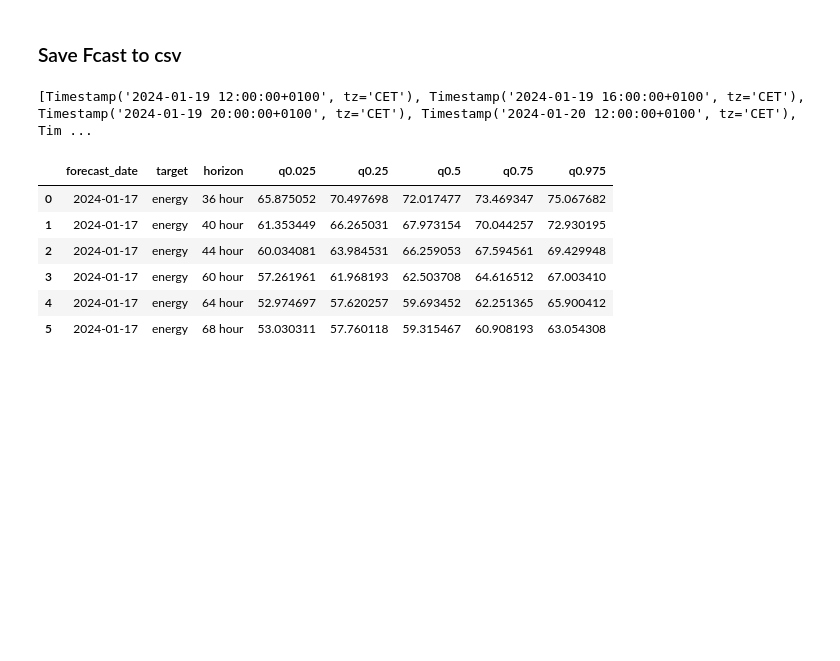
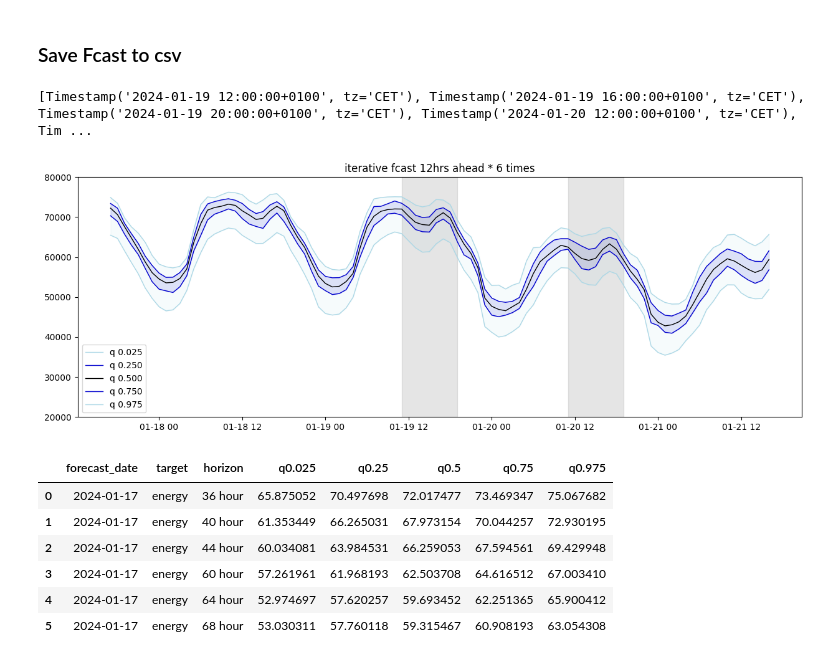
Before and after one commit to hikotei/2023_11-PTSFC, a Jupyter notebook: Energy/2024_01_05 working fcast pipeline.ipynb, the cells around one changed output. Saved outputs shown, nothing was run; the diff lists cells and outputs as text; code cells hidden in the pictures; blank space fills up the shorter version.

```diff
--- a/Energy/2024_01_05 working fcast pipeline.ipynb
+++ b/Energy/2024_01_05 working fcast pipeline.ipynb
@@ -448,11 +415,12 @@ plt.show()
 ### Save Fcast to csv
 # %%
 # - - - - - - - - - - - - -
-# current index is utc add cet col
+# fix quantile crossing
+df_fcast_all_fixed = data_prepro.fix_quantile_crossing(df_fcast_all)
+# current fcast index is based on UTC only, add CET col
 df_fcast_all_fixed['timestamp_CET'] = df_fcast_all_fixed.index.tz_convert('CET')
 # reorder cols
 df_fcast_all_fixed = df_fcast_all_fixed[['timestamp_CET', 'q 0.025', 'q 0.250', 'q 0.500', 'q 0.750', 'q 0.975']]
-# display(df_fcast_all_fixed)
 
 # - - - - - - - - - - - - -
 # get required submission horizons
@@ -463,6 +431,10 @@ fcast_idx = []
 for fcast in fcast_hor:
     fcast_idx.append(t_thursday + pd.Timedelta(hours=fcast))
 print(fcast_idx)
+
+# - - - - - - - - - - - - -
+# plot + highlight submission horizons
+plot_iterative_fcast(df_fcast_all_fixed, fcast_idx)
 
 # - - - - - - - - - - - - -
 # get fcast values for required submission horizons
@@ -472,33 +444,34 @@ df_submission = df_fcast_all_fixed.loc[df_fcast_all_fixed.index.isin(fcast_idx)]
 # - - - - - - - - - - - - -
 # turn to array and div by 1000
 submission_arr = np.array(df_submission.iloc[:,1:]/1000)
 
 df_sub = pd.DataFrame({
 
     "forecast_date": t_wednesday.strftime("%Y-%m-%d"),
     "target": "energy",
     "horizon": [str(h) + " hour" for h in fcast_hor],
     "q0.025": submission_arr[:,0],
     "q0.25": submission_arr[:,1],
     "q0.5": submission_arr[:,2],
     "q0.75": submission_arr[:,3],
     "q0.975": submission_arr[:,4]
 
 })
 
 # - - - - - - - - - - - - -
 # if folder with name {current wednesday} does not exists in 2023_11-PTSFC/submissions/... create it
 # if folder exists ... save csv to it
 
 fname_time = t_wednesday.strftime('%Y_%m_%d')
 path = f"C:/2023_11-PTSFC/submissions/{fname_time}"
 if not os.path.exists(path):
     os.makedirs(path)
 
 df_sub.to_csv(f"{path}/{fname_time}_power_fcast.csv", index=False)
 display(df_sub)
 # %% [output]
 [Timestamp('2024-01-19 12:00:00+0100', tz='CET'), Timestamp('2024-01-19 16:00:00+0100', tz='CET'), Timestamp('2024-01-19 20:00:00+0100', tz='CET'), Timestamp('2024-01-20 12:00:00+0100', tz='CET'), Tim ...
+[figure, added]
 |  | forecast_date | target | horizon | q0.025 | q0.25 | q0.5 | q0.75 | q0.975 |
 | 0 | 2024-01-17 | energy | 36 hour | 65.875052 | 70.497698 | 72.017477 | 73.469347 | 75.067682 |
 | 1 | 2024-01-17 | energy | 40 hour | 61.353449 | 66.265031 | 67.973154 | 70.044257 | 72.930195 |
```
Also changed, not shown: parts of 2 cells of this notebook.
